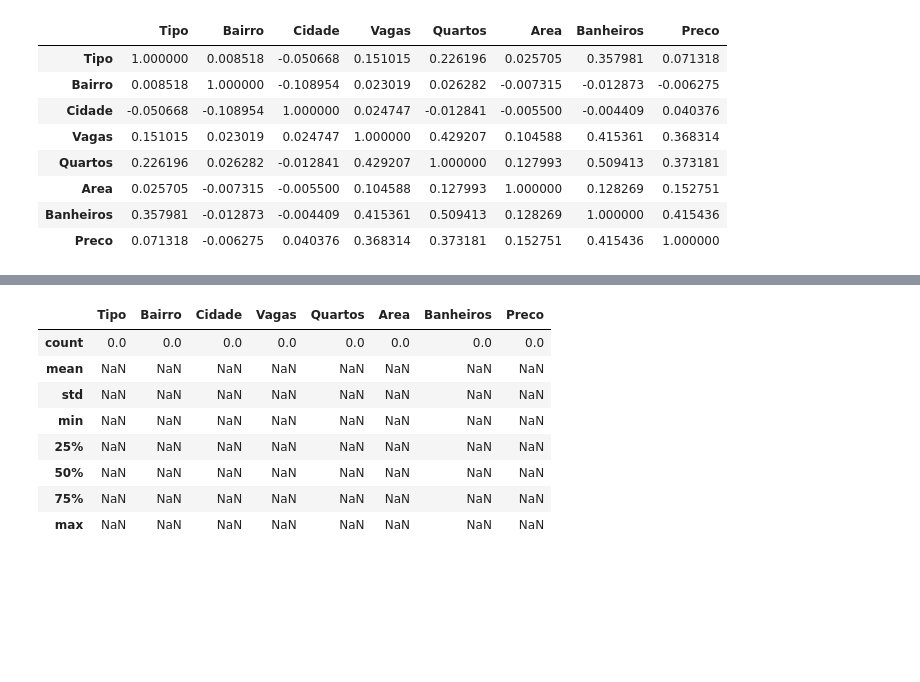
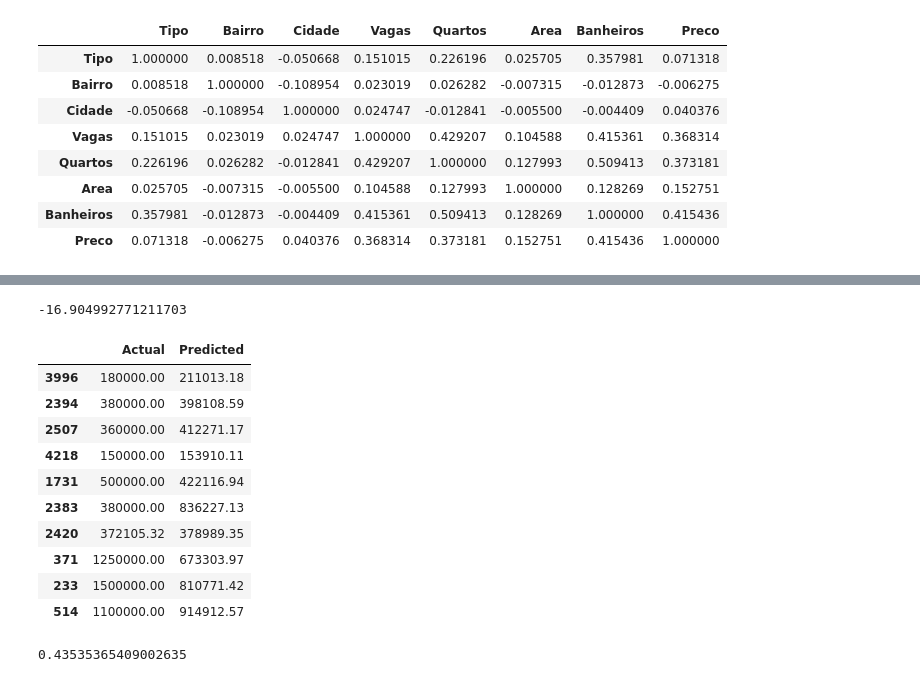
Before and after one commit to Bierc/properties, a Jupyter notebook: analysis.ipynb, the cells around one changed output, grey strips where cells are left out. Cells and saved outputs as stored; diff of their text form; code cells hidden in the pictures; blank space fills up the shorter version.

Commit message:
adding new models

```diff
--- a/analysis.ipynb
+++ b/analysis.ipynb
@@ -249,12 +230,39 @@ array([ 11814.44285714, -29804.934     , -36309.5568    , ...,
-# %%
-cwb.describe()
-# %% [output]
-|  | Tipo | Bairro | Cidade | Vagas | Quartos | Area | Banheiros | Preco |
-| count | 0.0 | 0.0 | 0.0 | 0.0 | 0.0 | 0.0 | 0.0 | 0.0 |
-| mean | NaN | NaN | NaN | NaN | NaN | NaN | NaN | NaN |
-| std | NaN | NaN | NaN | NaN | NaN | NaN | NaN | NaN |
-| min | NaN | NaN | NaN | NaN | NaN | NaN | NaN | NaN |
-| 25% | NaN | NaN | NaN | NaN | NaN | NaN | NaN | NaN |
-| 50% | NaN | NaN | NaN | NaN | NaN | NaN | NaN | NaN |
-| 75% | NaN | NaN | NaN | NaN | NaN | NaN | NaN | NaN |
-| max | NaN | NaN | NaN | NaN | NaN | NaN | NaN | NaN |
+# %%
+# Create a Linear Regression
+lm = LinearRegression()
+
+# Train the model
+lm.fit(X_train, y_train)
+
+# Predict the test data
+predictions = lm.predict(X_test)
+lm.score(X_test, y_test)
+# %% [output]
+-16.904992771211703
+# %%
+pd.DataFrame({'Actual': y_test, 'Predicted': predictions}).head(10).round(2)
+# %% [output]
+|  | Actual | Predicted |
+| 3996 | 180000.00 | 211013.18 |
+| 2394 | 380000.00 | 398108.59 |
+| 2507 | 360000.00 | 412271.17 |
+| 4218 | 150000.00 | 153910.11 |
+| 1731 | 500000.00 | 422116.94 |
+| 2383 | 380000.00 | 836227.13 |
+| 2420 | 372105.32 | 378989.35 |
+| 371 | 1250000.00 | 673303.97 |
+| 233 | 1500000.00 | 810771.42 |
+| 514 | 1100000.00 | 914912.57 |
+# %%
+# Create a Knn Regressor
+from sklearn.neighbors import KNeighborsRegressor
+knn = KNeighborsRegressor(n_neighbors=5)
+
+# Train the model
+knn.fit(X_train, y_train)
+
+# Predict the test data
+predictions = knn.predict(X_test)
+knn.score(X_test, y_test)
+# %% [output]
+0.43535365409002635
```
Also changed, not shown: parts of 14 cells of this notebook.
